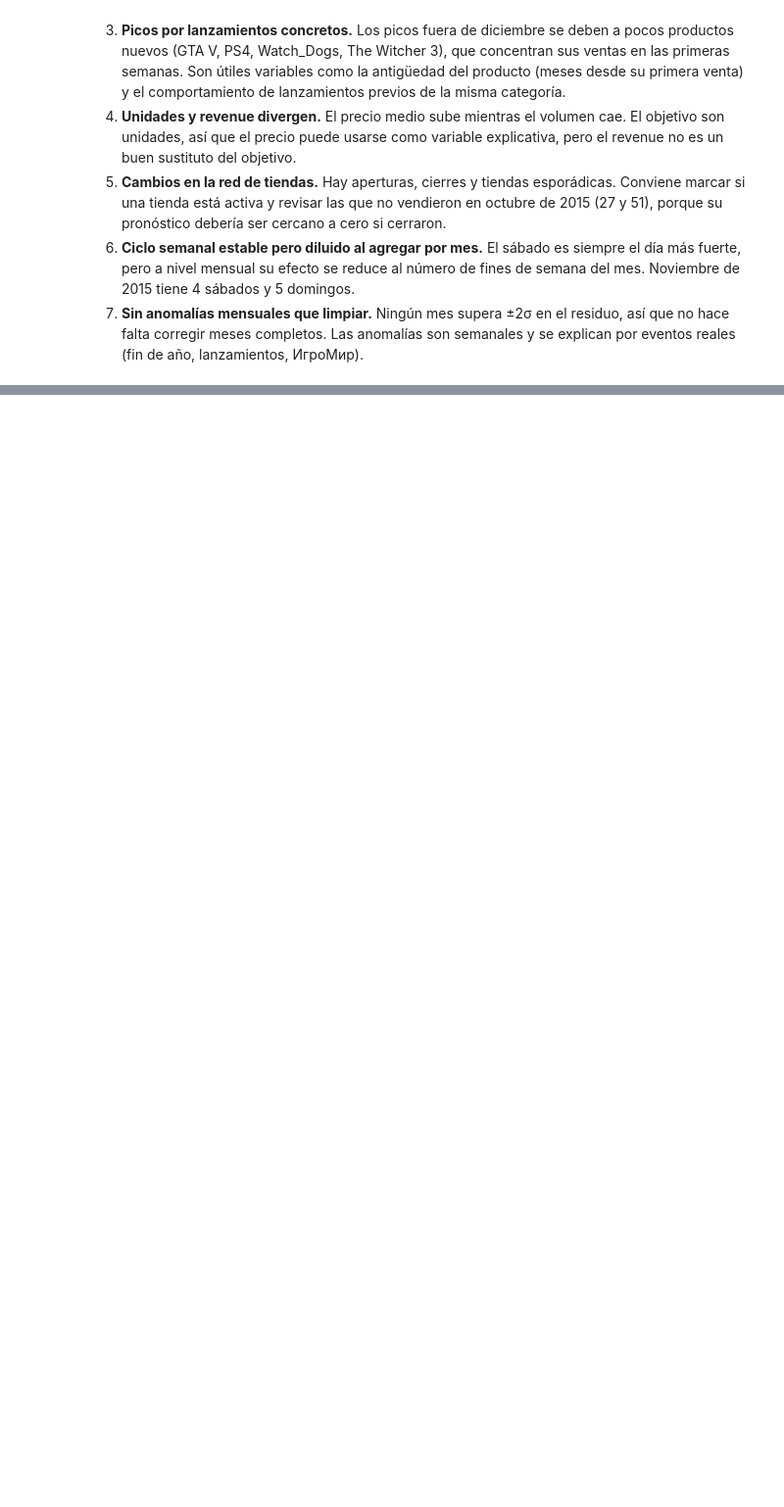
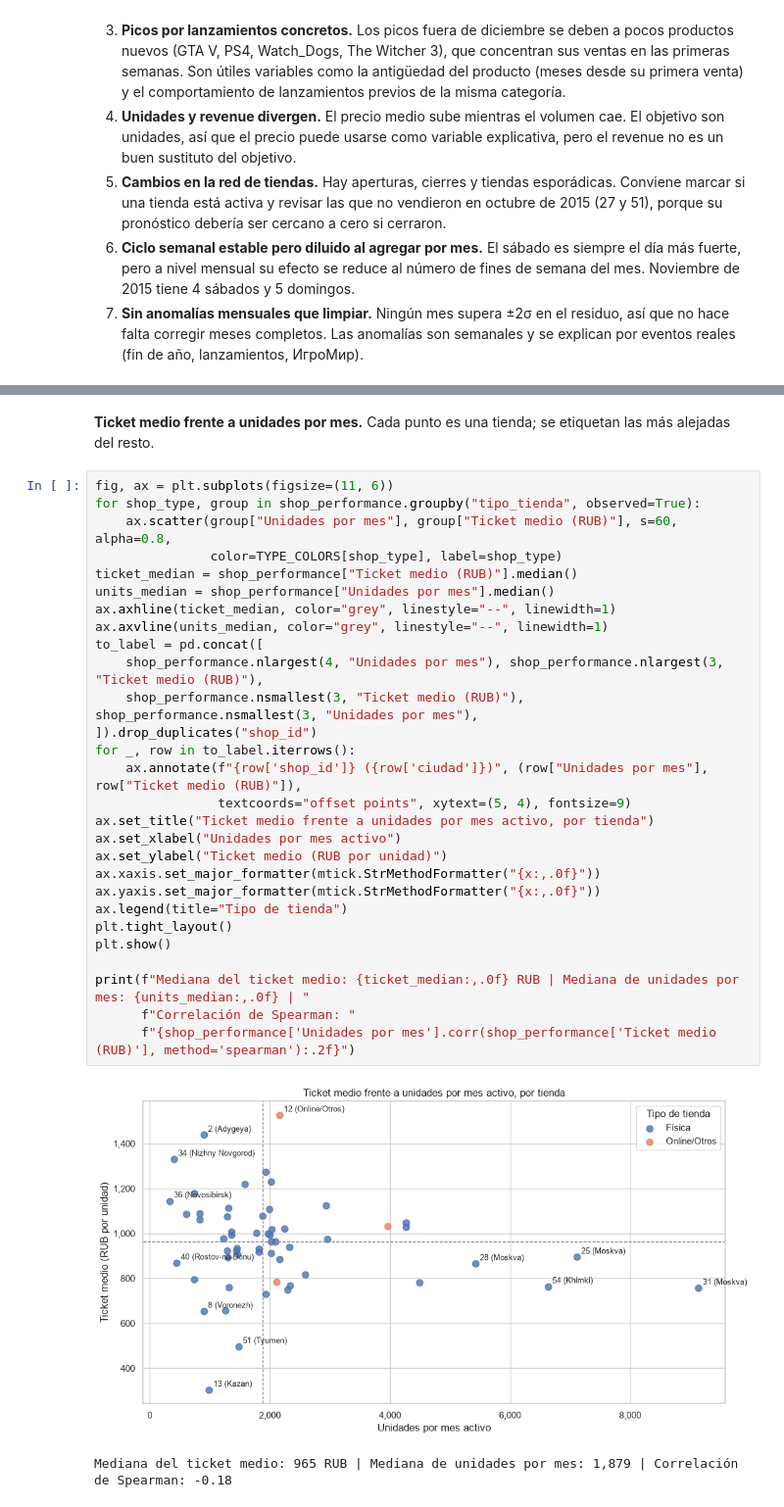
Before and after one commit to LuisCruz1996/predict_future_sales, a Jupyter notebook: notebooks/01_exploratory_data_analysis.ipynb, the cells around one changed output, grey strips where cells are left out. Shown at 98% size. Drawn from its saved outputs; the diff is of its cells as text; blank space fills up the shorter version.

```diff
--- a/notebooks/01_exploratory_data_analysis.ipynb
+++ b/notebooks/01_exploratory_data_analysis.ipynb
@@ -2639,0 +3142,34 @@ Patrones que debe considerar el modelo de forecasting de `item_cnt_month` para n
+# %% [markdown]
+**Ticket medio frente a unidades por mes.** Cada punto es una tienda; se etiquetan las más alejadas del
+resto.
+# %%
+fig, ax = plt.subplots(figsize=(11, 6))
+for shop_type, group in shop_performance.groupby("tipo_tienda", observed=True):
+    ax.scatter(group["Unidades por mes"], group["Ticket medio (RUB)"], s=60, alpha=0.8,
+               color=TYPE_COLORS[shop_type], label=shop_type)
+ticket_median = shop_performance["Ticket medio (RUB)"].median()
+units_median = shop_performance["Unidades por mes"].median()
+ax.axhline(ticket_median, color="grey", linestyle="--", linewidth=1)
+ax.axvline(units_median, color="grey", linestyle="--", linewidth=1)
+to_label = pd.concat([
+    shop_performance.nlargest(4, "Unidades por mes"), shop_performance.nlargest(3, "Ticket medio (RUB)"),
+    shop_performance.nsmallest(3, "Ticket medio (RUB)"), shop_performance.nsmallest(3, "Unidades por mes"),
+]).drop_duplicates("shop_id")
+for _, row in to_label.iterrows():
+    ax.annotate(f"{row['shop_id']} ({row['ciudad']})", (row["Unidades por mes"], row["Ticket medio (RUB)"]),
+                textcoords="offset points", xytext=(5, 4), fontsize=9)
+ax.set_title("Ticket medio frente a unidades por mes activo, por tienda")
+ax.set_xlabel("Unidades por mes activo")
+ax.set_ylabel("Ticket medio (RUB por unidad)")
+ax.xaxis.set_major_formatter(mtick.StrMethodFormatter("{x:,.0f}"))
+ax.yaxis.set_major_formatter(mtick.StrMethodFormatter("{x:,.0f}"))
+ax.legend(title="Tipo de tienda")
+plt.tight_layout()
+plt.show()
+
+print(f"Mediana del ticket medio: {ticket_median:,.0f} RUB | Mediana de unidades por mes: {units_median:,.0f} | "
+      f"Correlación de Spearman: "
+      f"{shop_performance['Unidades por mes'].corr(shop_performance['Ticket medio (RUB)'], method='spearman'):.2f}")
+# %% [output]
+[figure, added]
+Mediana del ticket medio: 965 RUB | Mediana de unidades por mes: 1,879 | Correlación de Spearman: -0.18
```
Also changed, not shown: parts of 38 cells of this notebook.
